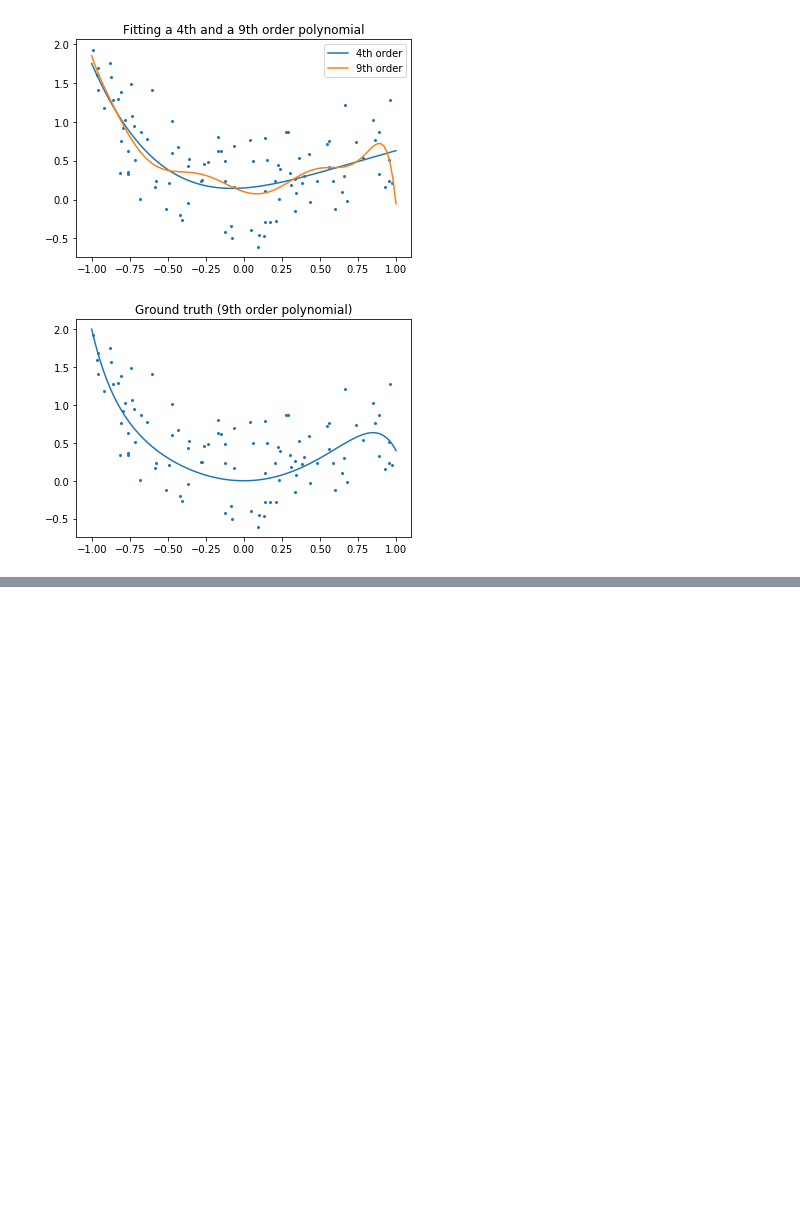
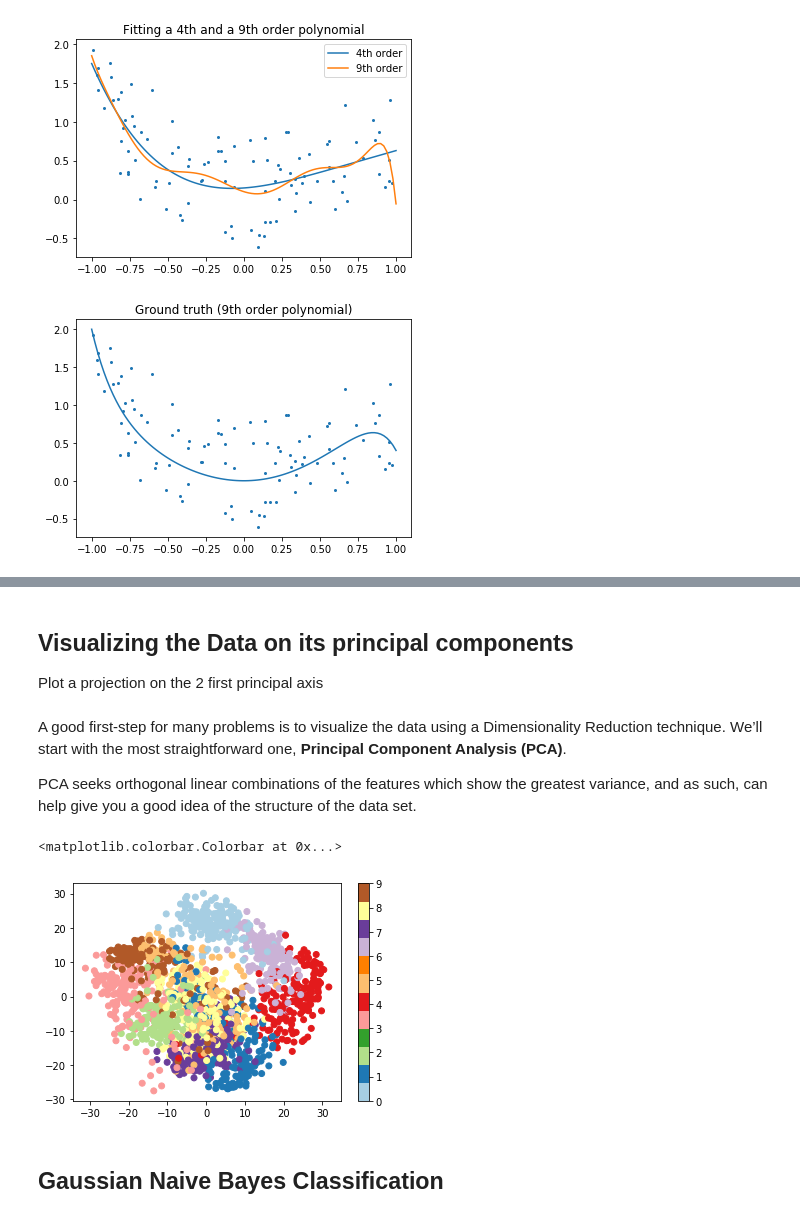
Before and after one commit to alex-mark/scipy-lecture, a Jupyter notebook: scipy-lecture3.6_scikit-learn.ipynb, the cells around one changed output, grey strips where cells are left out. Drawn from its saved outputs; the diff is of its cells as text; code cells hidden in the pictures; blank space fills up the shorter version.

```diff
--- a/scipy-lecture3.6_scikit-learn.ipynb
+++ b/scipy-lecture3.6_scikit-learn.ipynb
@@ -323,0 +433,19 @@ plt.show()
+# %% [markdown]
+## Visualizing the Data on its principal components
+Plot a projection on the 2 first principal axis
+# %% [markdown]
+A good first-step for many problems is to visualize the data using a Dimensionality Reduction technique. We’ll start with the most straightforward one, __Principal Component Analysis (PCA)__.
+
+PCA seeks orthogonal linear combinations of the features which show the greatest variance, and as such, can help give you a good idea of the structure of the data set.
+# %%
+from sklearn.decomposition import PCA
+pca = PCA(n_components=2)
+proj = pca.fit_transform(digits.data)
+plt.scatter(proj[:, 0], proj[:, 1], c=digits.target, cmap='Paired')
+
+plt.colorbar()
+# %% [output]
+<matplotlib.colorbar.Colorbar at 0x...>
+[figure, added]
+# %% [markdown]
+## Gaussian Naive Bayes Classification
```
Also changed, not shown: parts of 65 cells of this notebook.
